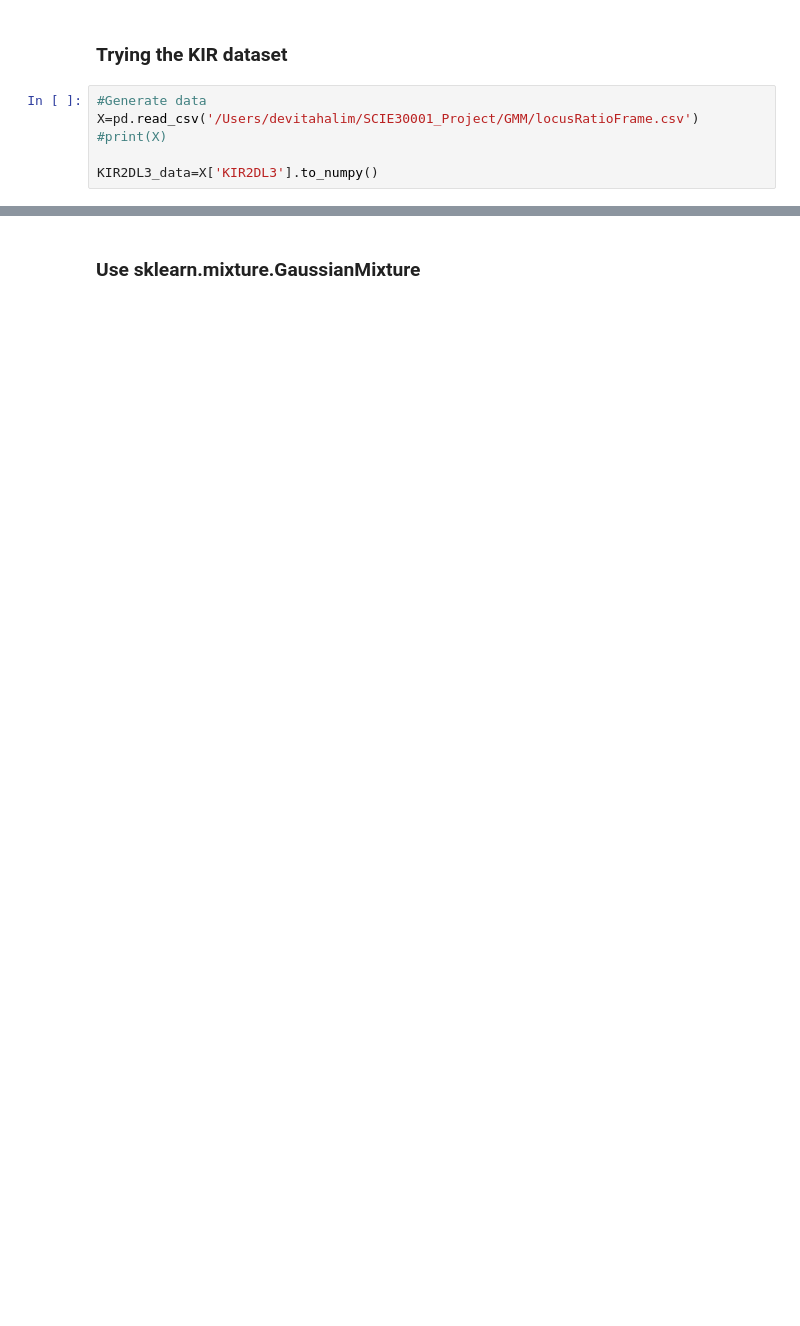
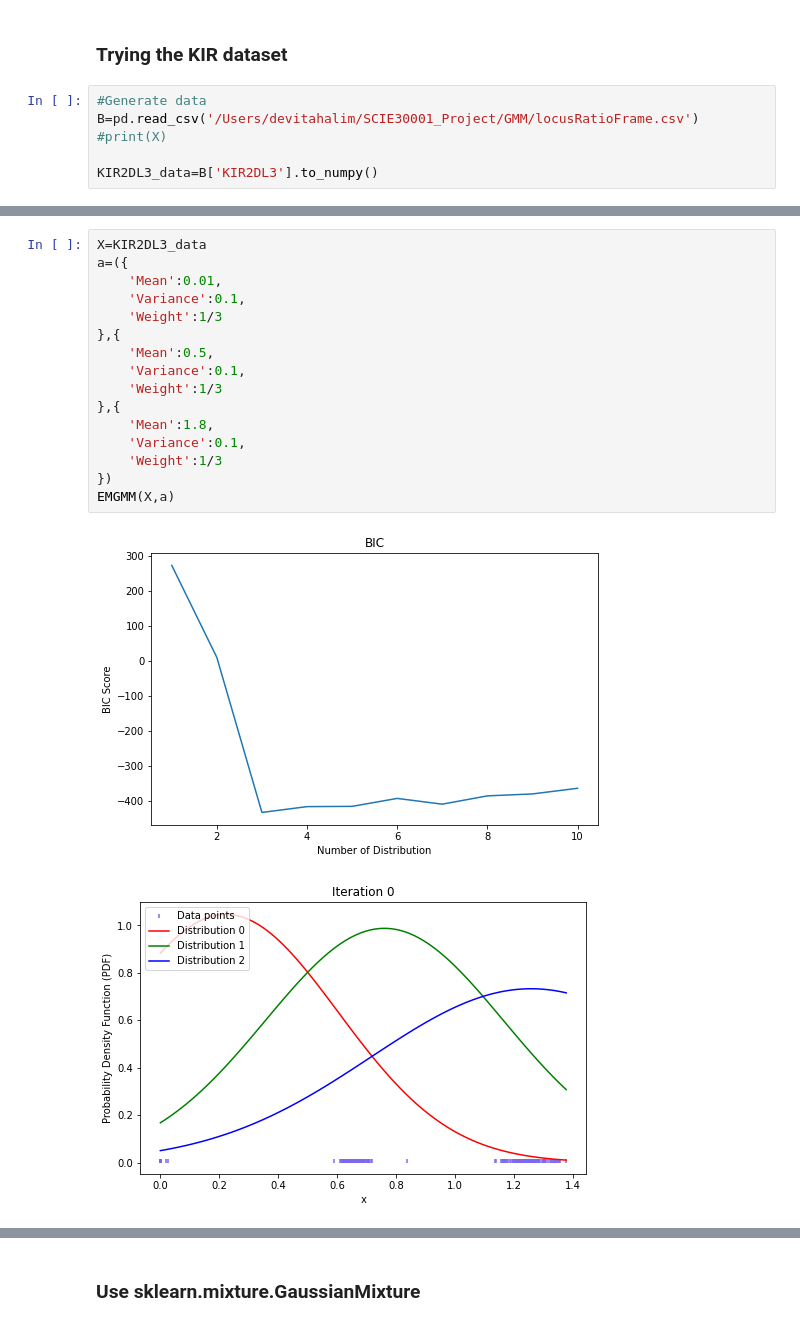
Before and after one commit to devitahalim/scie30001-project, a Jupyter notebook: testGMM.ipynb, the cells around one changed output, grey strips where cells are left out. Cells and saved outputs as stored; diff of their text form; blank space fills up the shorter version.

```diff
--- a/testGMM.ipynb
+++ b/testGMM.ipynb
@@ -64,7 +74,7 @@ EMGMM(D)
 ### Trying the KIR dataset
 # %%
 #Generate data
-X=pd.read_csv('/Users/devitahalim/SCIE30001_Project/GMM/locusRatioFrame.csv')
+B=pd.read_csv('/Users/devitahalim/SCIE30001_Project/GMM/locusRatioFrame.csv')
 #print(X)
 
-KIR2DL3_data=X['KIR2DL3'].to_numpy()
+KIR2DL3_data=B['KIR2DL3'].to_numpy()
@@ -81,0 +81,19 @@ EMGMM(X)
+# %%
+X=KIR2DL3_data
+a=({
+    'Mean':0.01,
+    'Variance':0.1,
+    'Weight':1/3
+},{
+    'Mean':0.5,
+    'Variance':0.1,
+    'Weight':1/3
+},{
+    'Mean':1.8,
+    'Variance':0.1,
+    'Weight':1/3
+})
+EMGMM(X,a)
+# %% [output]
+[figure, added]
+[figure, added]
```
Also changed, not shown: parts of 9 cells of this notebook, 1 other file.
